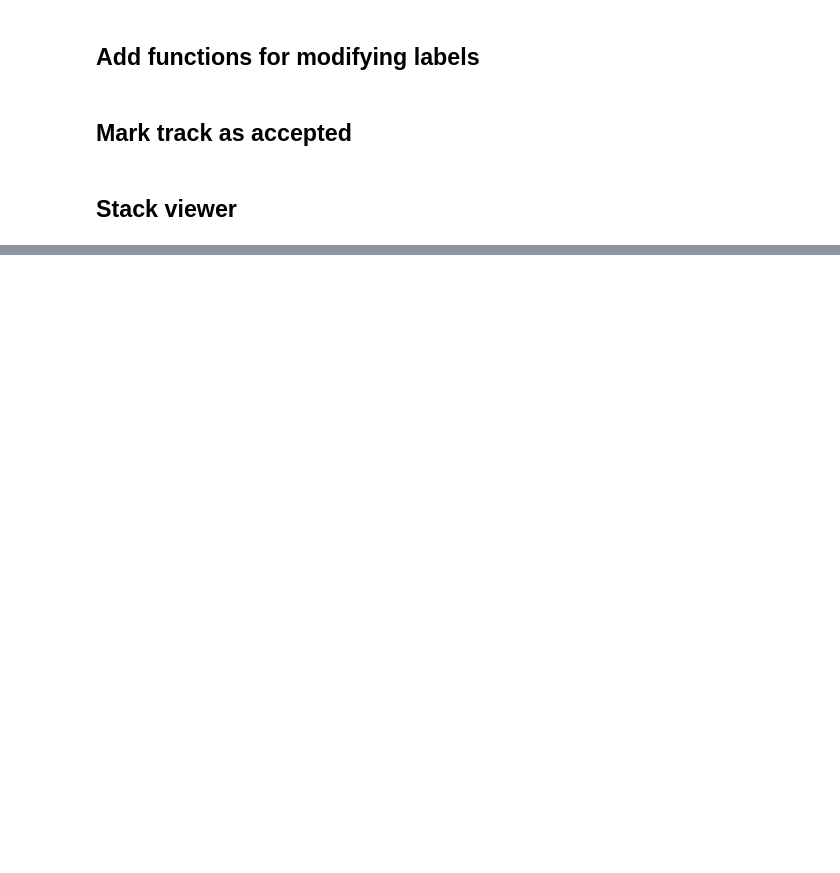
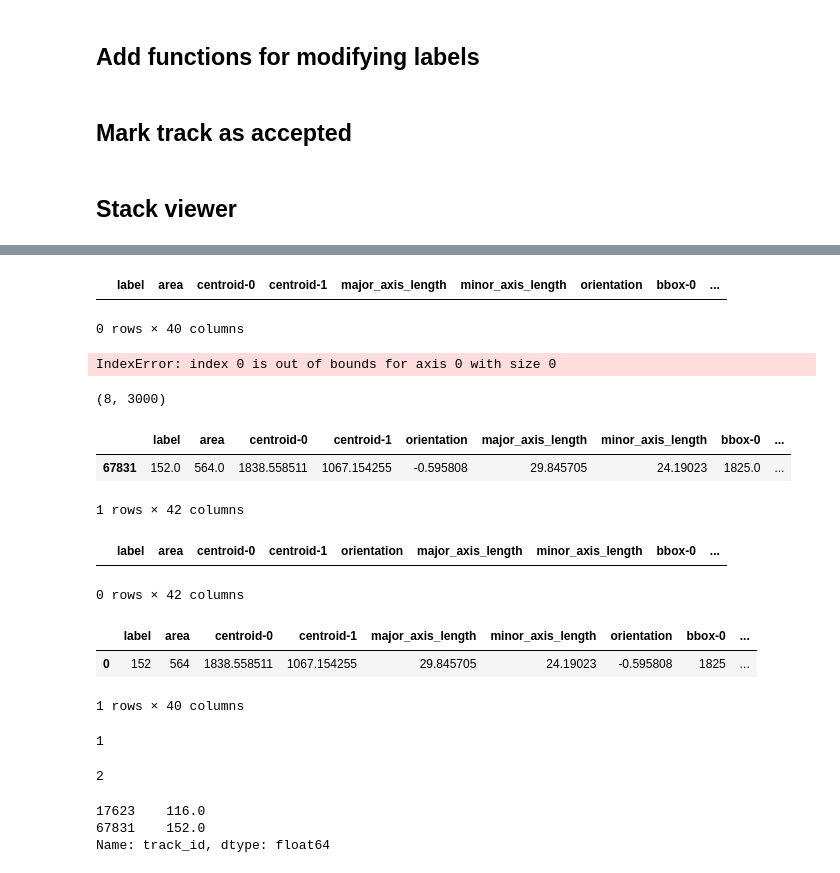
Before and after one commit to fjorka/napari_manual_corrections, a Jupyter notebook: 210618_manual_tracking_correction_v2.ipynb, the cells around one changed output, grey strips where cells are left out. Drawn from its saved outputs; the diff is of its cells as text; code cells hidden in the pictures; blank space fills up the shorter version.

```diff
--- a/210618_manual_tracking_correction_v2.ipynb
+++ b/210618_manual_tracking_correction_v2.ipynb
@@ -384,0 +413,8 @@ WARNING: QMainWindow::saveState(): 'objectName' not set for QDockWidget 0x221d61
+# %%
+if (cellData.loc[0,'parent'] == cellData.loc[0,'parent']):
+    pass
+else:
+    cellData.parent = cellData.track_id
+    cellData.generation = 0
+    cellData.root = cellData.track_id
+cellData = cellData.merge(info_frame,on='t')
@@ -384,0 +427,13 @@ WARNING: QMainWindow::saveState(): 'objectName' not set for QDockWidget 0x221d61
+# %%
+# calculate corrected signals
+for ch in np.arange(1,5):
+
+    cellData[f'intensity_{str(ch).zfill(2)}_nuc_corr'] = cellData[f'mean_intensity-{ch-1}_nuc'] - cellData[f'background_{str(ch).zfill(2)}']
+    cellData[f'intensity_{str(ch).zfill(2)}_ring_corr'] = cellData[f'mean_intensity-{ch-1}_ring'] - cellData[f'background_{str(ch).zfill(2)}']
+
+# swap in the general data frame
+what_to_drop = ((cellDataAll.t==myT) & (cellDataAll.track_id==myLabel))
+drop_overlaping_neighbours = ((cellDataAll.t==myT) & (abs(cellDataAll['centroid-0']-cellData['centroid-0'][0])<10) & (abs(cellDataAll['centroid-1']-cellData['centroid-1'][0])<10))
+what_to_drop =(what_to_drop | drop_overlaping_neighbours)
+cellDataAll.drop(cellDataAll[what_to_drop].index,axis=0,inplace=True)
+cellDataAll = cellDataAll.append(cellData,ignore_index=True)
@@ -384,0 +459,24 @@ WARNING: QMainWindow::saveState(): 'objectName' not set for QDockWidget 0x221d61
+# %%
+cellData
+# %% [output]
+|  | label | area | centroid-0 | centroid-1 | major_axis_length | minor_axis_length | orientation | bbox-0 | ... |
+0 rows × 40 columns
+# %%
+(abs(cellDataAll['centroid-0']-cellData['centroid-0'][0])<10)
+# %% [output]
+IndexError: index 0 is out of bounds for axis 0 with size 0
+# %%
+myT,myLabel
+# %% [output]
+(8, 3000)
+# %%
+cellDataAll.loc[((cellDataAll.track_id==myLabel) & (cellDataAll.t==myT)),:]
+# %% [output]
+|  | label | area | centroid-0 | centroid-1 | orientation | major_axis_length | minor_axis_length | bbox-0 | ... |
+| 67831 | 152.0 | 564.0 | 1838.558511 | 1067.154255 | -0.595808 | 29.845705 | 24.19023 | 1825.0 | ... |
+1 rows × 42 columns
+# %%
+cellDataAll.loc[((cellDataAll.track_id==116) & (cellDataAll.t==myT)),:]
+# %% [output]
+|  | label | area | centroid-0 | centroid-1 | orientation | major_axis_length | minor_axis_length | bbox-0 | ... |
+0 rows × 42 columns
@@ -384,0 +510,16 @@ WARNING: QMainWindow::saveState(): 'objectName' not set for QDockWidget 0x221d61
+# %%
+cellData
+# %% [output]
+|  | label | area | centroid-0 | centroid-1 | major_axis_length | minor_axis_length | orientation | bbox-0 | ... |
+| 0 | 152 | 564 | 1838.558511 | 1067.154255 | 29.845705 | 24.19023 | -0.595808 | 1825 | ... |
+1 rows × 40 columns
+# %%
+what_to_drop = ((cellDataAll.t==myT) & (cellDataAll.track_id==myLabel))
+np.sum(what_to_drop)
+# %% [output]
+1
+# %%
+drop_overlaping_neighbours = ((cellDataAll.t==myT) & (abs(cellDataAll['centroid-0']-cellData['centroid-0'][0])<10) & (abs(cellDataAll['centroid-1']-cellData['centroid-1'][0])<10))
+np.sum(drop_overlaping_neighbours)
+# %% [output]
+2
@@ -384,0 +528,6 @@ WARNING: QMainWindow::saveState(): 'objectName' not set for QDockWidget 0x221d61
+# %%
+cellDataAll.loc[what_to_drop,'track_id']
+# %% [output]
+17623    116.0
+67831    152.0
+Name: track_id, dtype: float64
```
Also changed, not shown: parts of 35 cells of this notebook, 1 other file.
